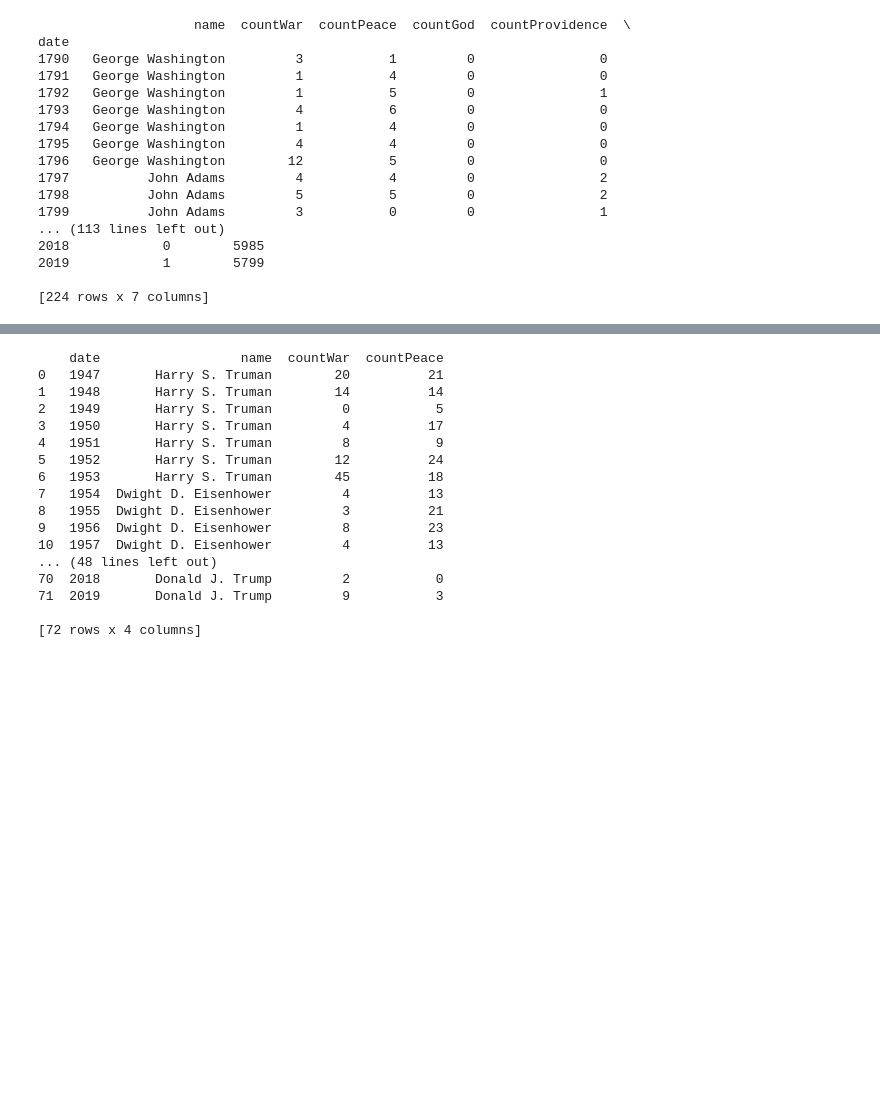
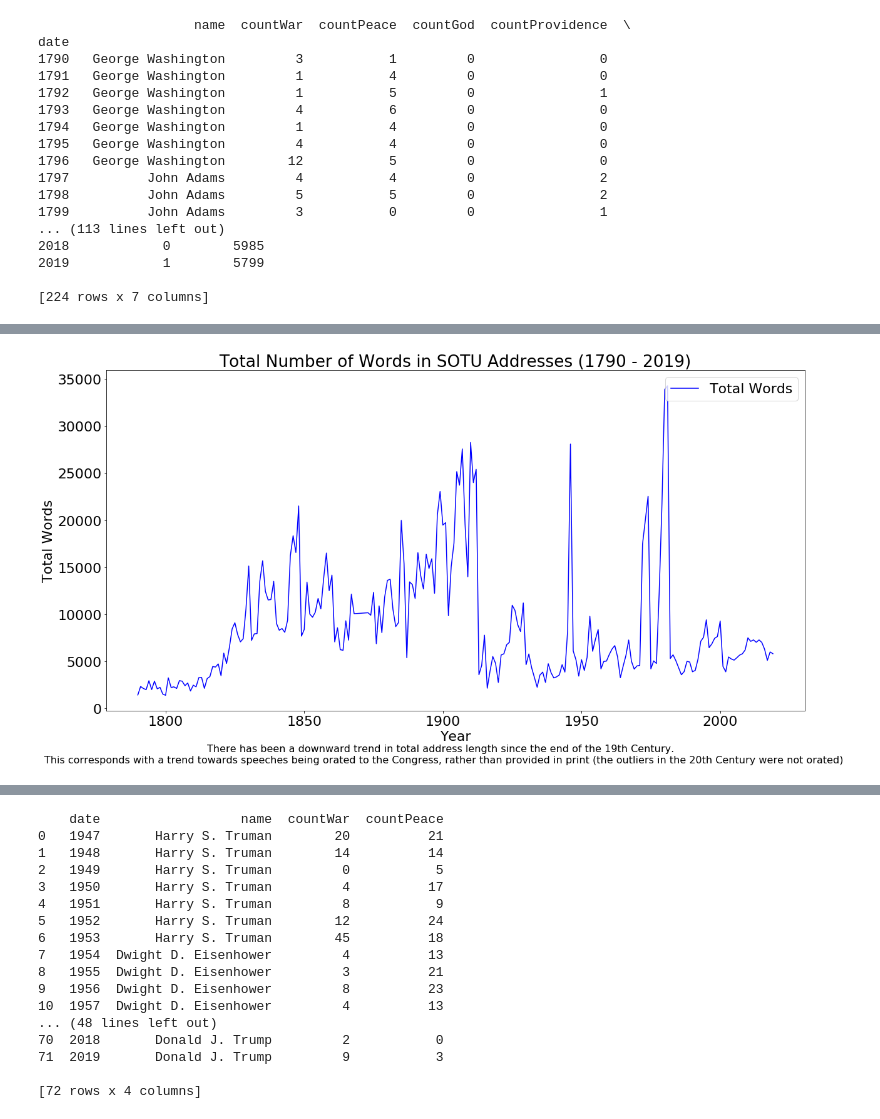
Before and after one commit to danielproberts/sotu-words, a Jupyter notebook: sotu-notebook.ipynb, the cells around one changed output, grey strips where cells are left out. Cells and saved outputs as stored; diff of their text form; code cells hidden in the pictures; blank space fills up the shorter version.

```diff
--- a/sotu-notebook.ipynb
+++ b/sotu-notebook.ipynb
@@ -90,0 +115,13 @@ countWarPeace = len(pd.read_sql(sqlWarPeace, conn))
+# %%
+plt.figure(figsize=(20,10))
+plt.rcParams.update({'font.size': 22})
+plt.plot(dfAll.date, dfAll.countTotal, label="Total Words", color="blue")
+plt.xlabel('Year')
+plt.ylabel('Total Words')
+plt.legend(loc='upper right')
+plt.title('Total Number of Words in SOTU Addresses (1790 - 2019)')
+txtCaption = 'There has been a downward trend in total address length since the end of the 19th Century.  \nThis corresponds with a trend towards speeches being orated to the Congress, rather than provided in print (the outliers in the 20th Century were not orated)'
+plt.figtext(0.5, 0.01, txtCaption, wrap=True, horizontalalignment='center', fontsize=16)
+plt.show()
+# %% [output]
+[figure, added]
```
Also changed, not shown: parts of 9 cells of this notebook, 1 other file.
